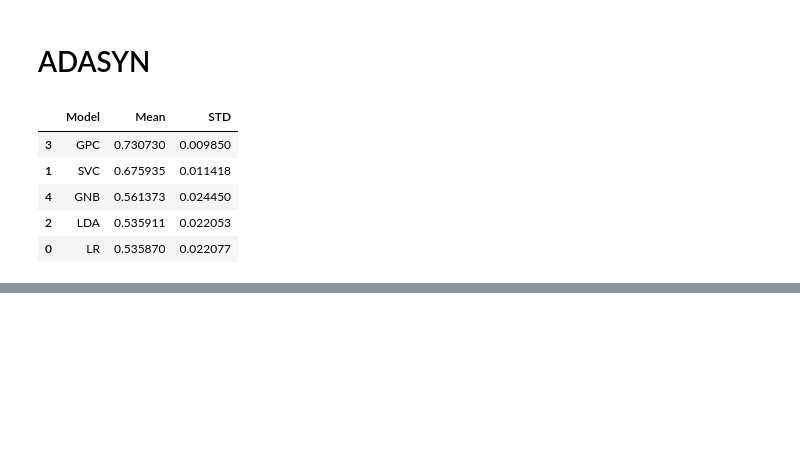
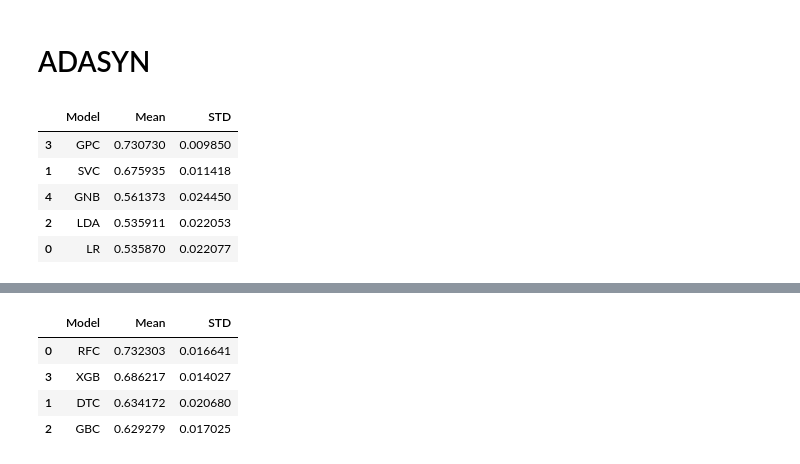
Before and after one commit to MaukanMir/Water-Quality-Classification, a Jupyter notebook: training.ipynb, the cells around one changed output, grey strips where cells are left out. Drawn from its saved outputs; the diff is of its cells as text; code cells hidden in the pictures; blank space fills up the shorter version.

```diff
--- a/training.ipynb
+++ b/training.ipynb
@@ -359,0 +381,10 @@ testing_selected_models(names, models, X_ada, y_ada)
+# %%
+names = ["RFC", "DTC", "GBC", "XGB"]
+models = get_selected_models(names)
+testing_selected_models(names, models, X_knn, y_knn)
+# %% [output]
+|  | Model | Mean | STD |
+| 0 | RFC | 0.732303 | 0.016641 |
+| 3 | XGB | 0.686217 | 0.014027 |
+| 1 | DTC | 0.634172 | 0.020680 |
+| 2 | GBC | 0.629279 | 0.017025 |
```
Also changed, not shown: parts of 4 cells of this notebook.
